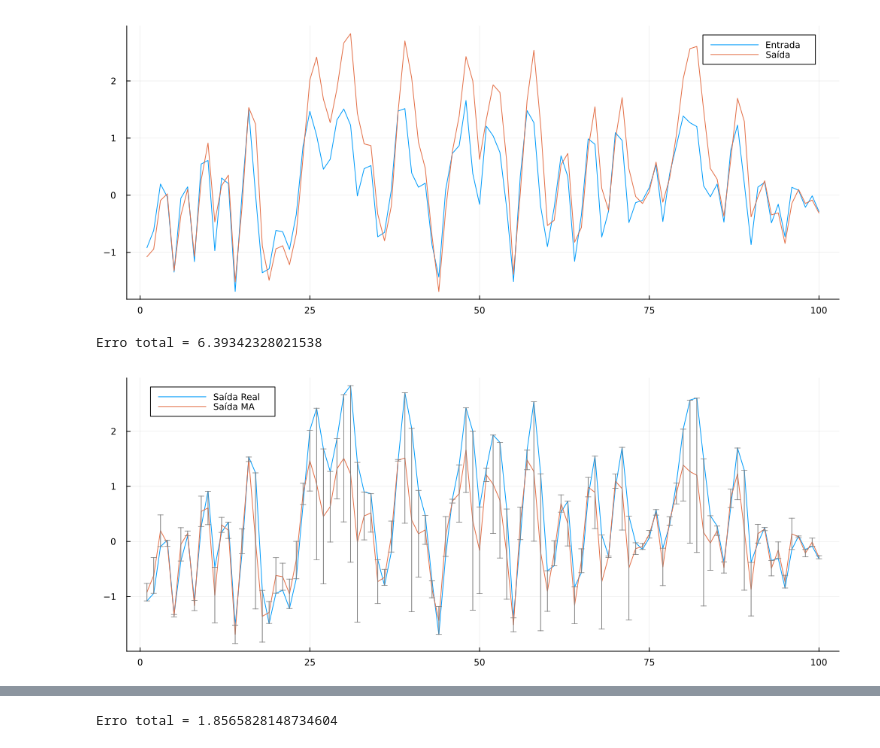
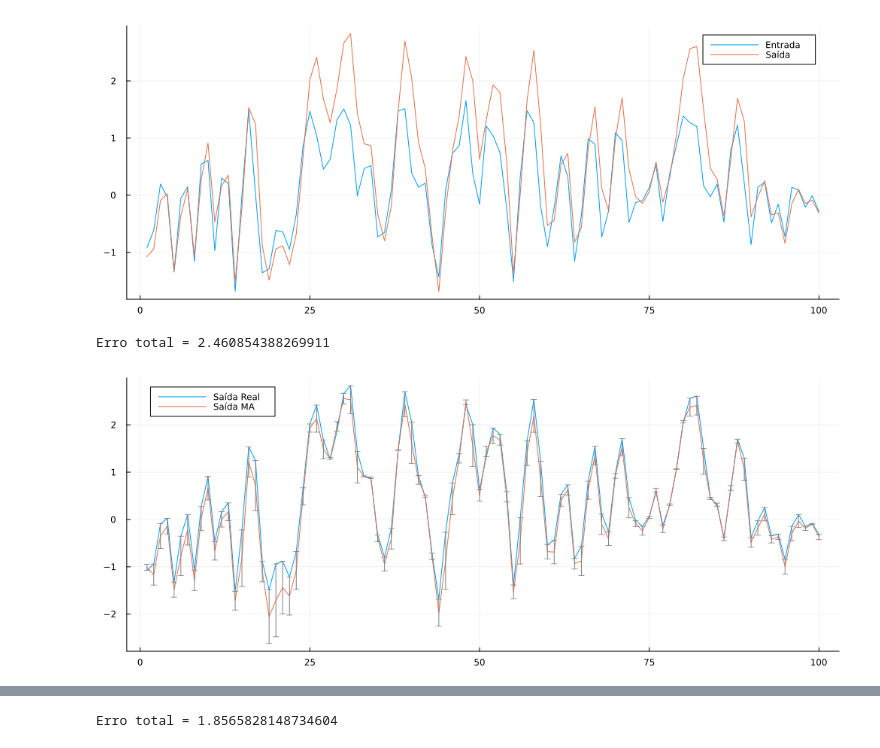
Before and after one commit to html-3/optimization-notebook-julia, a Jupyter notebook: lista2.ipynb, the cells around one changed output, grey strips where cells are left out. Cells and saved outputs as stored; diff of their text form; code cells hidden in the pictures.

```diff
--- a/lista2.ipynb
+++ b/lista2.ipynb
@@ -370,36 +376,36 @@ plot!(p, y, label="Saída")
 # %%
 # 1) MA Model
 # Properties of the model and signal
 T = length(u)
 k = 5
 U = zeros(T, k)
 
 # Creating the signal matrix for the model
 for t in 1:k
     # U[t] = [ut ut-1 ut-2 ut-3 ut-4]
     U[t:end,t] = u[1:end-t+1]
 end
 
 # Most reliable LSM
-b = U\u
+b = U\y
 yma = U*b
 
 # Plot
 function new_plot()
   plot(size=(1000,400),legend=:topleft)
 end
 
 p = new_plot()
 
 # Error calculation
 error = yma - y
 println("Erro total = ", norm(error))
 
 plot!(p, y, label="Saída Real")
 plot!(p, yma, label="Saída MA", yerr=error, markerstrokecolor=:grey)
 # %% [output]
-Erro total = 6.39342328021538
+Erro total = 2.460854388269911
-[figure, old version]
+[figure, new version]
 # %%
 # 2) AR Model
 # Properties of the model and signal
```
Also changed, not shown: parts of 13 cells of this notebook.
